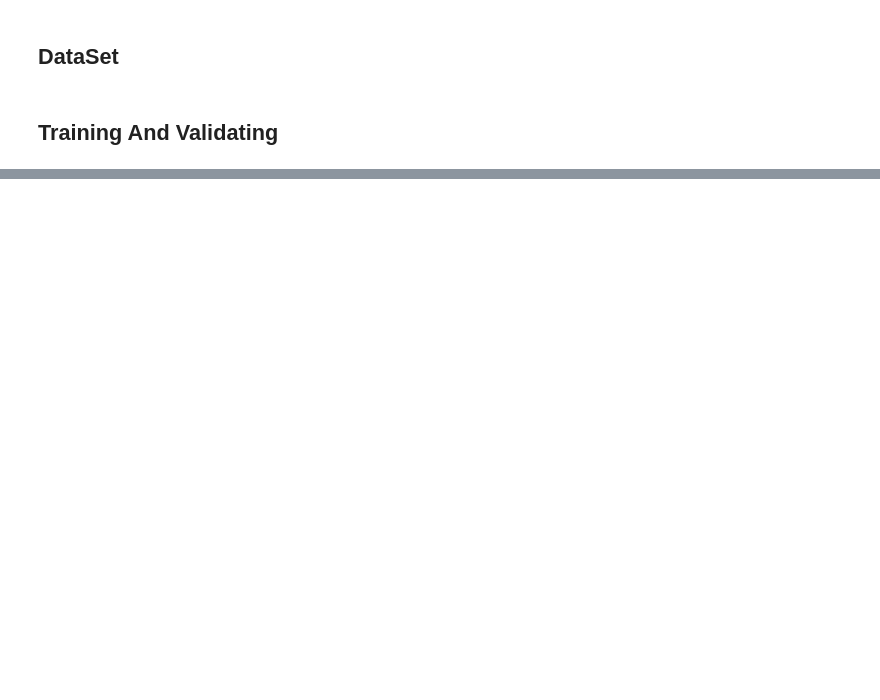
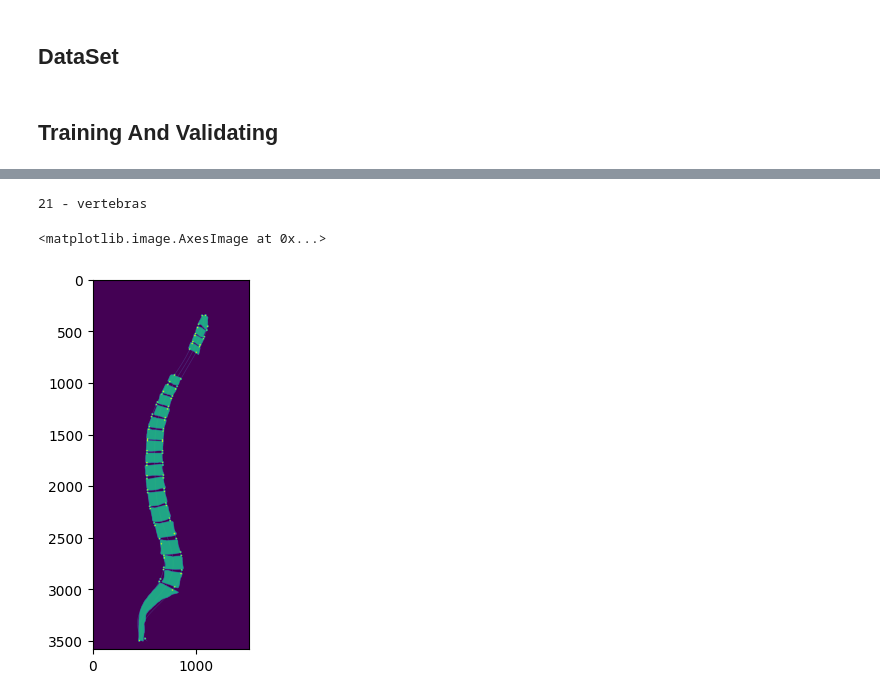
Before and after one commit to 1n6ty/ML-tasks, a Jupyter notebook: Model/spine_segm.ipynb, the cells around one changed output, grey strips where cells are left out. Saved outputs shown, nothing was run; the diff lists cells and outputs as text; code cells hidden in the pictures; blank space fills up the shorter version.

Commit message:
vertebra\'s coners detection done

```diff
--- a/Model/spine_segm.ipynb
+++ b/Model/spine_segm.ipynb
@@ -187,0 +197,67 @@ sns.heatmap(data)
+# %%
+# point vertebras
+IMG_PATH = os.path.join(DATA_DIR, 'test/IMG-0001-00001.png')
+IMG_PATH_TRUE = os.path.join(DATA_DIR, 'test/IMG-0001-00001.png')
+
+img = cv2.inRange(cv2.imread(IMG_PATH), (20, 20, 210), (40, 40, 240))
+img_true = cv2.inRange(cv2.imread(IMG_PATH_TRUE), (20, 20, 210), (40, 40, 240))
+
+data = np.array(img, dtype="float32") / 255
+data_true = np.array(img_true, dtype="float32") / 255
+
+# side_pad = (
+#     int((IMG_SHAPE[0] - data.shape[0]) / 2),
+#     int((IMG_SHAPE[1] - data.shape[1]) / 2)
+# )
+
+# data = np.pad(data, (
+#     (side_pad[0], side_pad[0]),
+#     (side_pad[1], side_pad[1]),
+# ), 'constant', constant_values=0)
+
+from func import search_for_borders, get_edgefunc_coef, get_vertebras_corners, get_ratio, approximateYbezie_lcr, adjast_vertebras, MSE
+
+n = 10
+threshold = 0.7 # gap < x < vertebra
+
+border_coords = search_for_borders(data)
+border_coords_true = search_for_borders(data_true)
+
+edge_coef = get_edgefunc_coef(data, border_coords, n)
+edge_coef_true = get_edgefunc_coef(data_true, border_coords_true, n)
+
+y, y_l, y_r = approximateYbezie_lcr(border_coords, edge_coef, n)
+y_true, y_l_true, y_r_true = approximateYbezie_lcr(border_coords_true, edge_coef_true, n)
+
+vertebras_corners = get_vertebras_corners(data, border_coords, y, y_l, y_r, threshold)
+vertebras_corners_true = get_vertebras_corners(data, border_coords_true, y_true, y_l_true, y_r_true, threshold)
+
+#vertebras_corners = adjast_vertebras(border_coords, vertebras_corners, y, y_l, y_r)
+#vertebras_corners_true = adjast_vertebras(border_coords_true, vertebras_corners_true, y_true, y_l_true, y_r_true)
+# It can't be used due to a huge size of S1 part
+
+error = MSE(vertebras_corners, vertebras_corners_true)
+
+vertebras_corners = [[[vertebras_corners[i], vertebras_corners[i + 1]], [vertebras_corners[i + 2], vertebras_corners[i + 3]]] for i in range(0, len(vertebras_corners), 4)]
+
+print(len(vertebras_corners), '- vertebras')
+for i in vertebras_corners:
+    data = cv2.circle(data, (int(i[0][0][1]), int(i[0][0][0])), 5, 255, 5)
+    data = cv2.circle(data, (int(i[0][1][1]), int(i[0][1][0])), 5, 255, 5)
+    data = cv2.circle(data, (int(i[1][0][1]), int(i[1][0][0])), 5, 255, 5)
+    data = cv2.circle(data, (int(i[1][1][1]), int(i[1][1][0])), 5, 255, 5)
+
+for i in range(border_coords[0][1], border_coords[1][1] + 1):
+    data[i, int(y[i - border_coords[0][1]])] = 200
+    data[i, int(y_l[i - border_coords[0][1]])] = 200
+    data[i, int(y_r[i - border_coords[0][1]])] = 200
+
+data[data <= 1] *= 150
+
+cv2.imwrite(os.path.join(DATA_DIR, 'test/SD_ver.png'), data)
+
+plt.imshow(data)
+# %% [output]
+21 - vertebras
+<matplotlib.image.AxesImage at 0x...>
+[figure, added]
```
Also changed, not shown: parts of 7 cells of this notebook, 3 other files.
